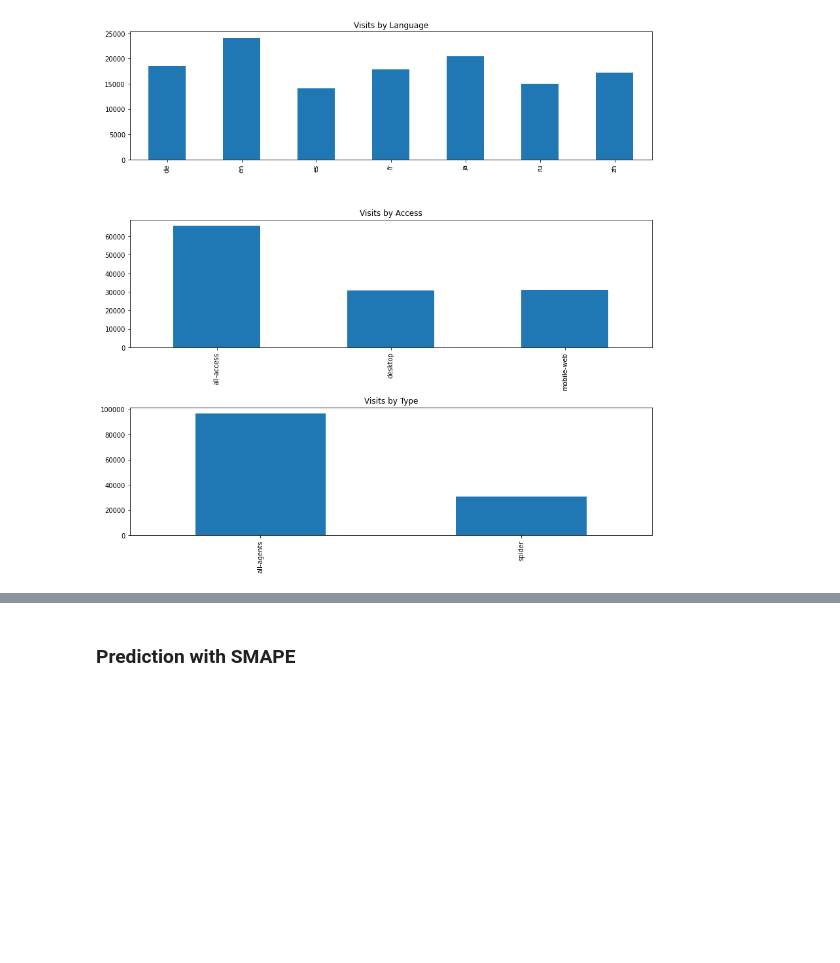
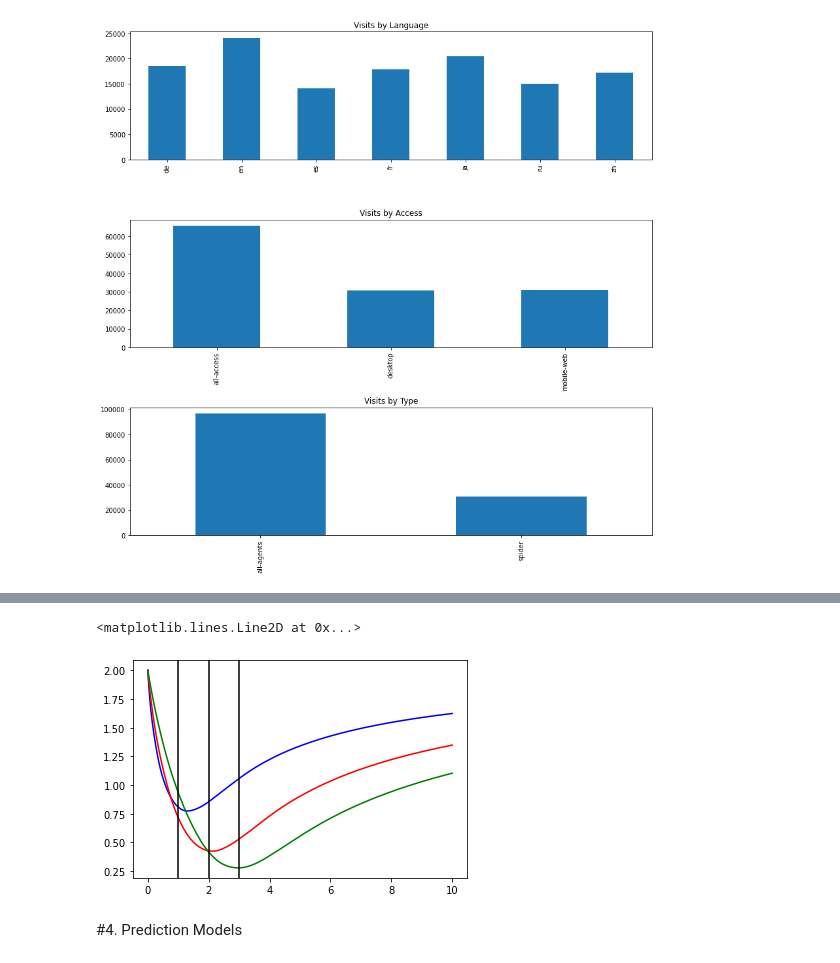
Before and after one commit to davidsantiago46/proyecto-Inteligencia-Artificial, a Jupyter notebook: 1_entregaFinal.ipynb, the cells around one changed output, grey strips where cells are left out. Drawn from its saved outputs; the diff is of its cells as text; code cells hidden in the pictures; blank space fills up the shorter version.

```diff
--- a/1_entregaFinal.ipynb
+++ b/1_entregaFinal.ipynb
@@ -298,0 +299,15 @@ The training set sample:
+# %%
+def smape_weirdness_fix(prediction_df, actual_df):
+    actual_df = actual_df.fillna(0)
+    prediction_df = prediction_df.fillna(0)
+
+    denominator = (np.abs(actual_df) + np.abs(prediction_df)) / 2.0
+    diff = np.abs(actual_df - prediction_df) / denominator
+    diff[denominator == 0] = 0.0
+    return np.nanmean(diff)
+
+# create testing series
+testing_series_1 = X_train.iloc[0, 5:494]
+testing_series_2 = X_train.iloc[0, 5:494].shift(-1)
+testing_series_3 = X_train.iloc[1, 5:494]
+testing_series_4 = pd.Series([0,0,0,0])
@@ -299,2 +360,20 @@ The training set sample:
+# %%
+y_true_1 = pd.Series(np.random.normal(1, 1, 500))
+y_true_2 = pd.Series(np.random.normal(2, 1, 500))
+y_true_3 = pd.Series(np.random.normal(3, 1, 500))
+y_pred = pd.Series(np.ones(500))
+x = np.linspace(0,10,1000)
+res_1 = list([smape_weirdness_fix(y_true_1, i * y_pred) for i in x])
+res_2 = list([smape_weirdness_fix(y_true_2, i * y_pred) for i in x])
+res_3 = list([smape_weirdness_fix(y_true_3, i * y_pred) for i in x])
+plt.plot(x, res_1, color='b')
+plt.plot(x, res_2, color='r')
+plt.plot(x, res_3, color='g')
+plt.axvline(x=1, color='k')
+plt.axvline(x=2, color='k')
+plt.axvline(x=3, color='k')
+# %% [output]
+<matplotlib.lines.Line2D at 0x...>
+[figure, added]
 # %% [markdown]
-### Prediction with SMAPE
+#4. Prediction Models
```
Also changed, not shown: parts of 34 cells of this notebook.
